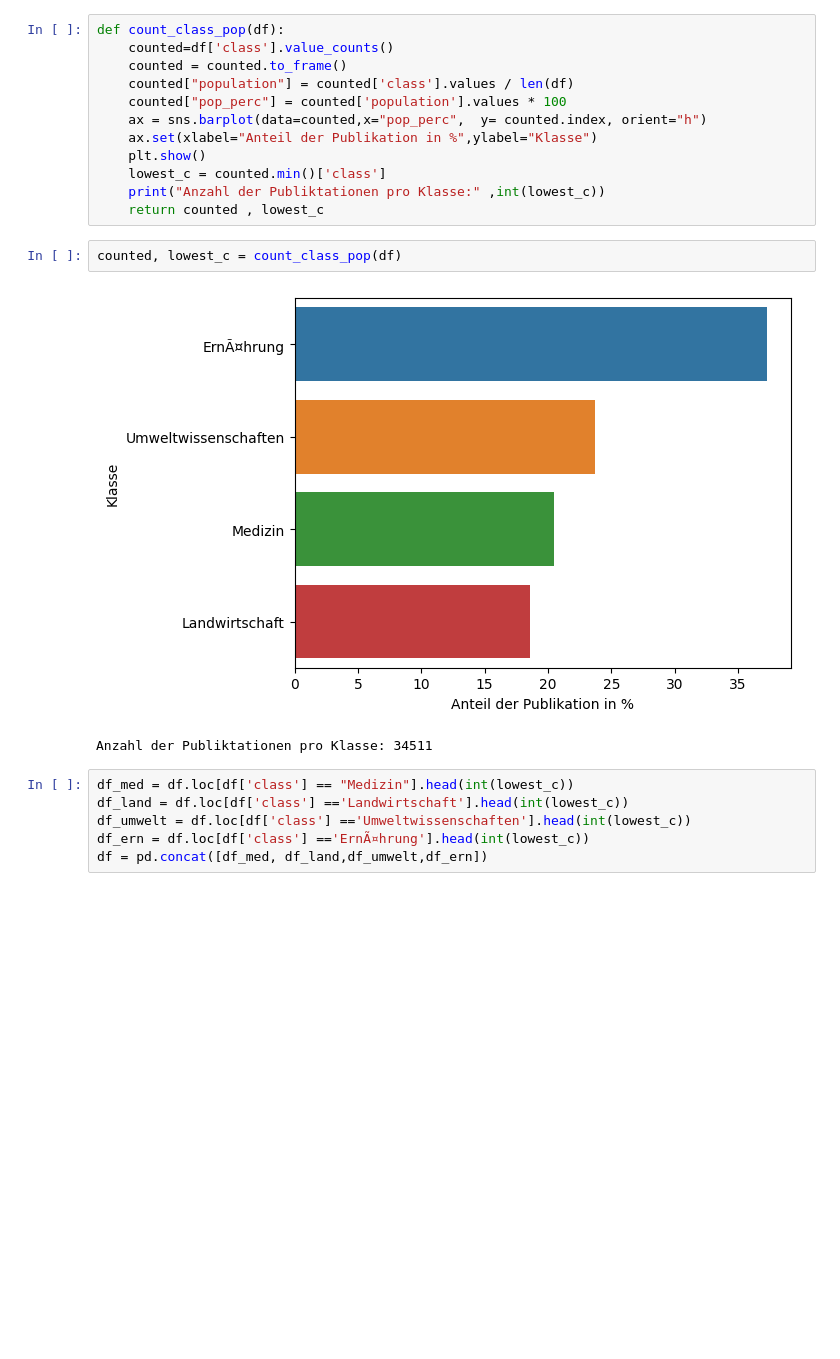
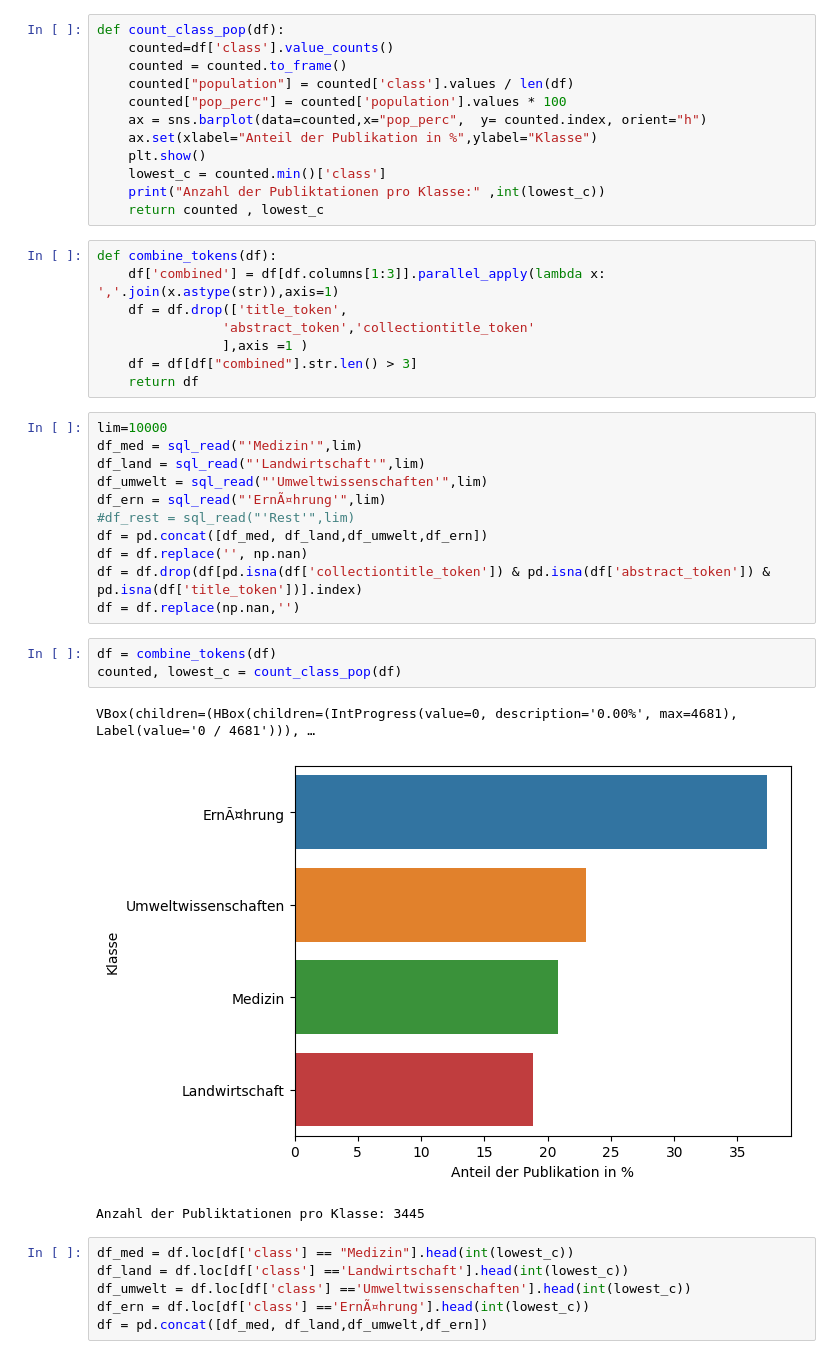
Before and after one commit to MTPKo/Bachelor-Arbeit, a Jupyter notebook: notebooks/classifiers/poc/poc_SGD_and_TFIDF_classifier.ipynb, the cells around one changed output. Cells and saved outputs as stored; diff of their text form; blank space fills up the shorter version.

Commit message:
results
results & graphs for lda & sgd classifier

```diff
--- a/notebooks/classifiers/poc/poc_SGD_and_TFIDF_classifier.ipynb
+++ b/notebooks/classifiers/poc/poc_SGD_and_TFIDF_classifier.ipynb
@@ -70,11 +51,32 @@ def count_class_pop(df):
     lowest_c = counted.min()['class']
     print("Anzahl der Publiktationen pro Klasse:" ,int(lowest_c))
     return counted , lowest_c
+# %%
+def combine_tokens(df):
+    df['combined'] = df[df.columns[1:3]].parallel_apply(lambda x: ','.join(x.astype(str)),axis=1)
+    df = df.drop(['title_token',
+                'abstract_token','collectiontitle_token'
+                ],axis =1 )
+    df = df[df["combined"].str.len() > 3]
+    return df
+# %%
+lim=10000
+df_med = sql_read("'Medizin'",lim)
+df_land = sql_read("'Landwirtschaft'",lim)
+df_umwelt = sql_read("'Umweltwissenschaften'",lim)
+df_ern = sql_read("'ErnÃ¤hrung'",lim)
+#df_rest = sql_read("'Rest'",lim)
+df = pd.concat([df_med, df_land,df_umwelt,df_ern])
+df = df.replace('', np.nan)
+df = df.drop(df[pd.isna(df['collectiontitle_token']) & pd.isna(df['abstract_token']) & pd.isna(df['title_token'])].index)
+df = df.replace(np.nan,'')
 # %%
+df = combine_tokens(df)
 counted, lowest_c = count_class_pop(df)
 # %% [output]
+VBox(children=(HBox(children=(IntProgress(value=0, description='0.00%', max=4681), Label(value='0 / 4681'))), …
-[figure, old version]
+[figure, new version]
-Anzahl der Publiktationen pro Klasse: 34511
+Anzahl der Publiktationen pro Klasse: 3445
 # %%
 df_med = df.loc[df['class'] == "Medizin"].head(int(lowest_c))
 df_land = df.loc[df['class'] =='Landwirtschaft'].head(int(lowest_c))
```
Also changed, not shown: parts of 12 cells of this notebook, 48 other files.
